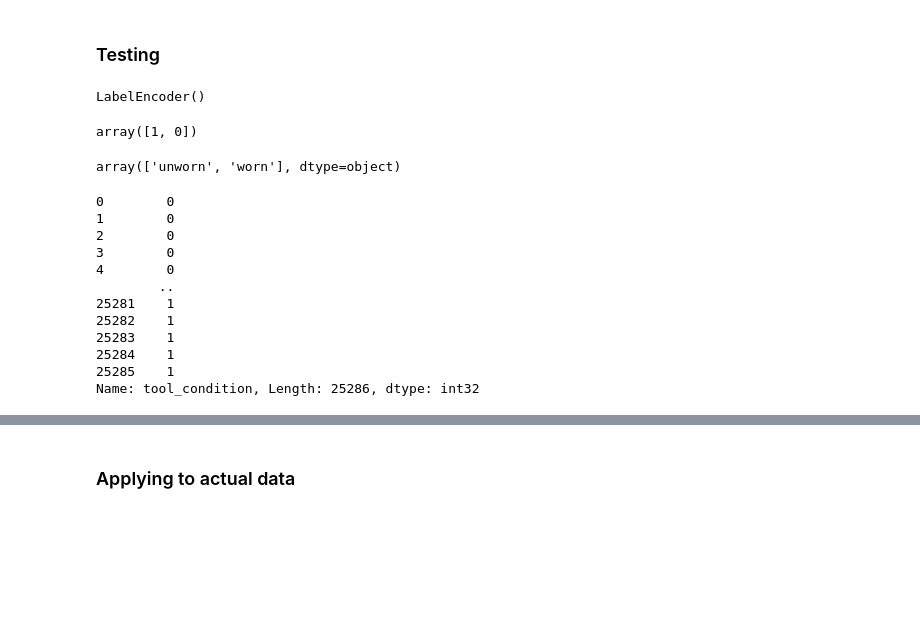
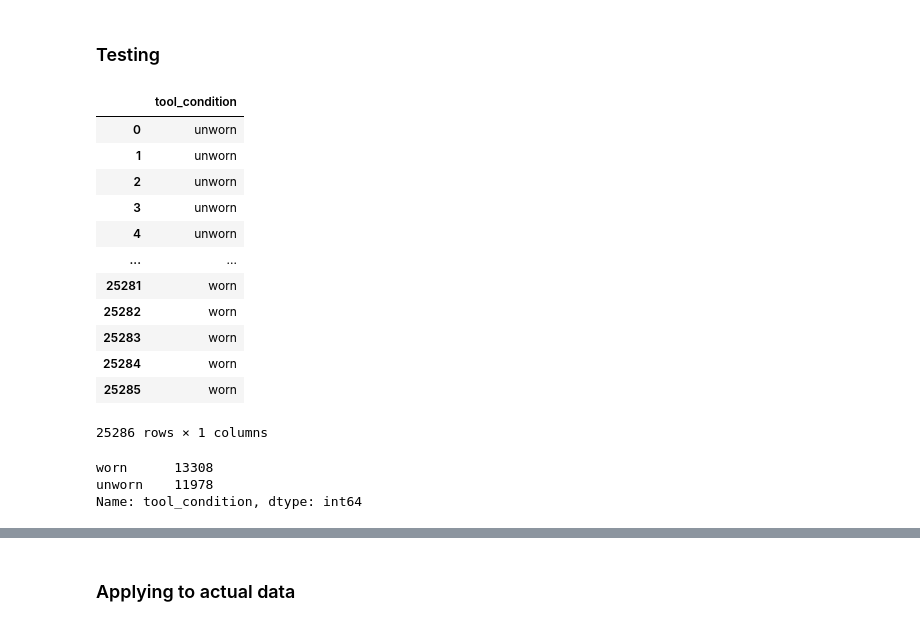
Before and after one commit to ie-ai-class/ai-2564-1, a Jupyter notebook: Topic 02 - Classification/T14_Perceptron_CNC.ipynb, the cells around one changed output, grey strips where cells are left out. Saved outputs shown, nothing was run; the diff lists cells and outputs as text; code cells hidden in the pictures; blank space fills up the shorter version.

```diff
--- a/Topic 02 - Classification/T14_Perceptron_CNC.ipynb
+++ b/Topic 02 - Classification/T14_Perceptron_CNC.ipynb
@@ -221,8 +266,8 @@ end                 8
 Starting            1
 Name: Machining_Process, dtype: int64
 # %%
-df.replace({'Machining_Process': {'Starting':'Prep','end':'End'}}, inplace=True)
-df['Machining_Process'].value_counts().plot.bar()
+df2 = df2.replace({'Machining_Process': {'Starting':'Prep','end':'End'}})
+df2['Machining_Process'].value_counts().plot.bar()
 display()
 # %% [output]
 [figure]
@@ -235,12 +277,0 @@ le = LabelEncoder()
-# %%
-le.fit(df['tool_condition'])
-# %% [output]
-LabelEncoder()
-# %%
-le.transform(['worn','unworn'])
-# %% [output]
-array([1, 0])
-# %%
-le.inverse_transform([0,1])
-# %% [output]
-array(['unworn', 'worn'], dtype=object)
@@ -250,15 +278,21 @@ df2['tool_condition'] =  le.transform(df2['tool_condition'])
-# %%
-df2['tool_condition']
-# %% [output]
-0        0
-1        0
-2        0
-3        0
-4        0
-        ..
-25281    1
-25282    1
-25283    1
-25284    1
-25285    1
-Name: tool_condition, Length: 25286, dtype: int32
+# %%
+temp = df[['tool_condition']].copy()
+display(temp)
+temp['tool_condition'].value_counts()
+# %% [output]
+|  | tool_condition |
+| 0 | unworn |
+| 1 | unworn |
+| 2 | unworn |
+| 3 | unworn |
+| 4 | unworn |
+| ... | ... |
+| 25281 | worn |
+| 25282 | worn |
+| 25283 | worn |
+| 25284 | worn |
+| 25285 | worn |
+25286 rows × 1 columns
+worn      13308
+unworn    11978
+Name: tool_condition, dtype: int64
```
Also changed, not shown: parts of 31 cells of this notebook.
